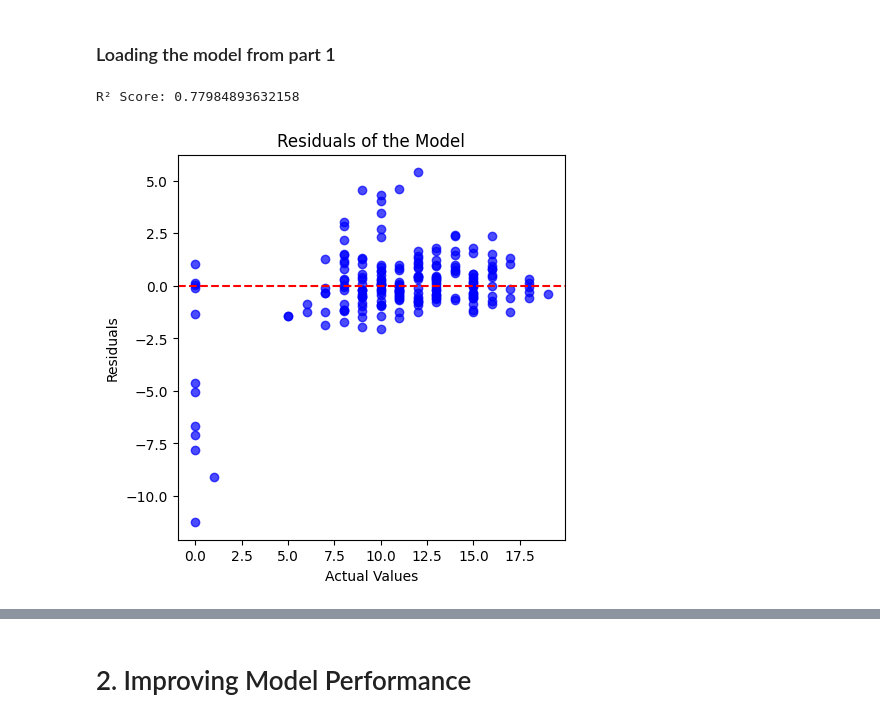
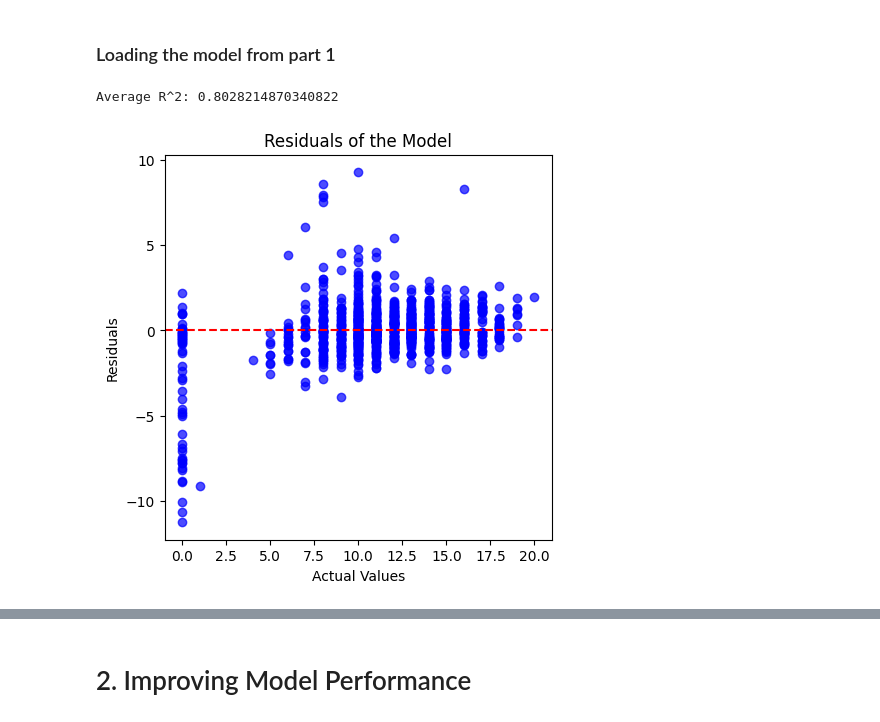
Before and after one commit to yuvalSaadati/Student-Performance, a Jupyter notebook: part_2.ipynb, the cells around one changed output, grey strips where cells are left out. Drawn from its saved outputs; the diff is of its cells as text; code cells hidden in the pictures.

```diff
--- a/part_2.ipynb
+++ b/part_2.ipynb
@@ -47,34 +125,2 @@ Mapping: romantic {'no': 0, 'yes': 1}
 # %% [markdown]
 ### Loading the model from part 1
-# %%
-# Prepare the data
-X = df.drop(columns=['G3'])  # Features
-y = df['G3']  # Target
-
-# Train-test split
-X_train, X_test, y_train, y_test = train_test_split(X, y, test_size=0.2, random_state=42)
-
-# Set up the model
-model = XGBRegressor()
-
-# Train the model
-model.fit(X_train, y_train)
-
-# Predict and evaluate
-y_pred = model.predict(X_test)
-mae = mean_absolute_error(y_test, y_pred)
-mse = mean_squared_error(y_test, y_pred)
-r2 = r2_score(y_test, y_pred)
-
-print(f"R² Score: {r2}")
-residuals = y_test - y_pred
-plt.figure(figsize=(5, 5))
-plt.scatter(y_test, residuals, alpha=0.7, color='blue')
-plt.axhline(0, color='red', linestyle='--')
-plt.title('Residuals of the Model')
-plt.xlabel('Actual Values')
-plt.ylabel('Residuals')
-plt.show()
-# %% [output]
-R² Score: 0.77984893632158
-[figure, removed]
@@ -81,2 +155,39 @@ R² Score: 0.77984893632158
+# %%
+# Prepare the data
+X = df.drop(columns=['G3'])  # Features
+y = df['G3']  # Target
+
+# Set up the model
+model = XGBRegressor()
+kf = KFold(n_splits=5, random_state=42, shuffle=True)
+
+# Initialize lists to store results
+r2_scores = []
+all_y_vals = []
+all_y_pred = []
+
+# Perform cross-validation
+for train_index, val_index in kf.split(X):
+    X_train, X_val = X.iloc[train_index], X.iloc[val_index]
+    y_train, y_val = y.iloc[train_index], y.iloc[val_index]
+    model = XGBRegressor()
+
+    # Train the model
+    model.fit(X_train, y_train)
+
+    # Predict and evaluate
+    y_pred = model.predict(X_val)
+    all_y_vals.extend(y_val)
+    all_y_pred.extend(y_pred)
+
+    # Calculate R^2 score
+    r2 = r2_score(y_val, y_pred)
+    r2_scores.append(r2)
+
+print("Average R^2:", np.mean(r2_scores))
+plot_residuals(np.array(all_y_vals), np.array(all_y_pred))
+# %% [output]
+Average R^2: 0.8028214870340822
+[figure, added]
 # %%
 # Add residuals to the test set for analysis
```
Also changed, not shown: parts of 48 cells of this notebook, 1 other file.
